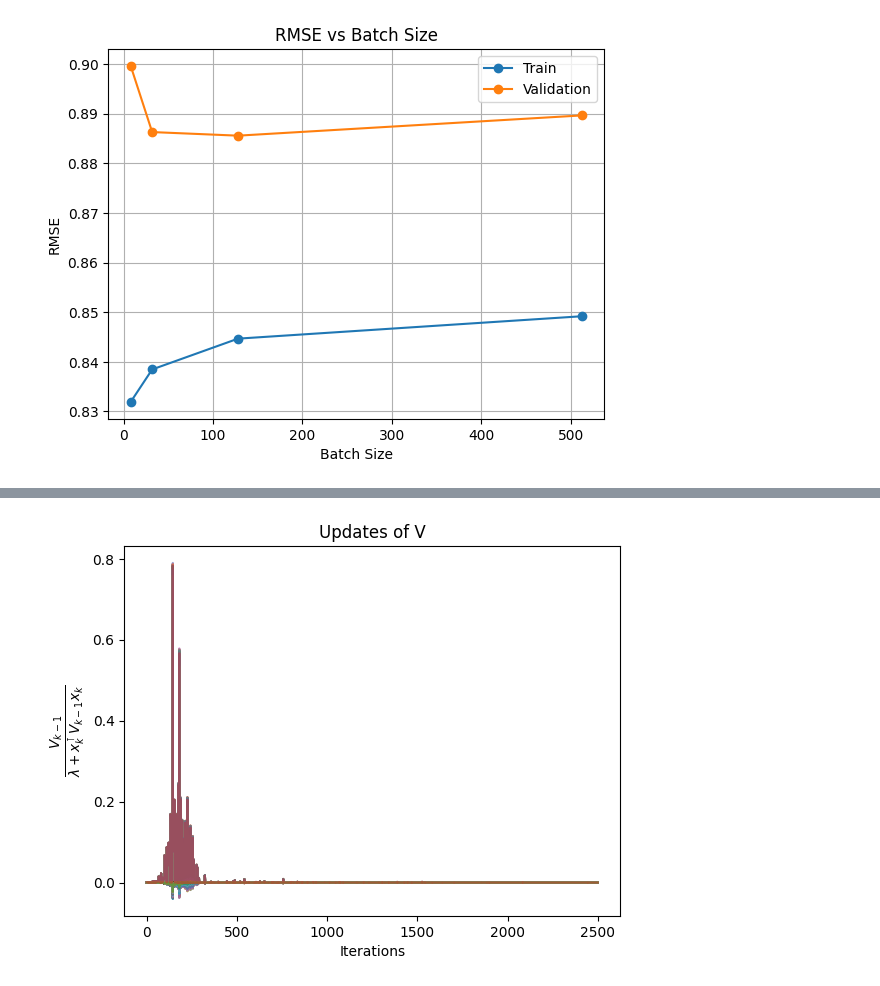
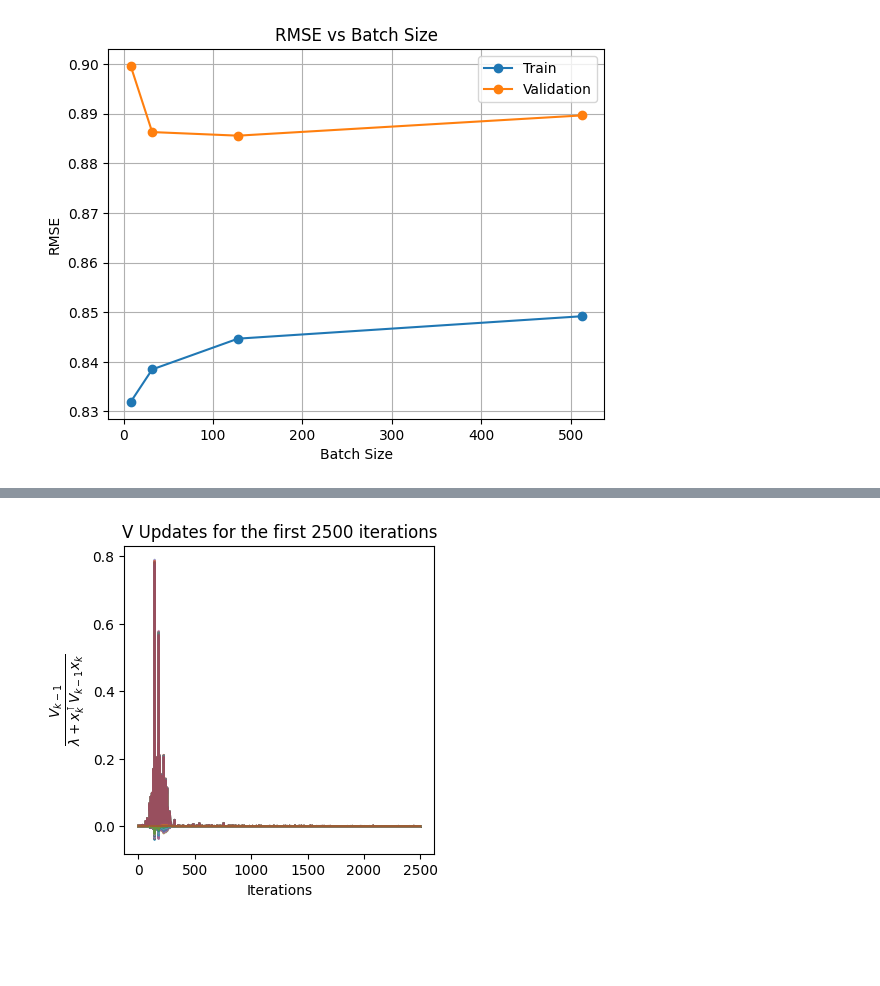
Before and after one commit to minhtuan27/master-thesis, a Jupyter notebook: Experiment/movielens25m_df.ipynb, the cells around one changed output, grey strips where cells are left out. Drawn from its saved outputs; the diff is of its cells as text; code cells hidden in the pictures; blank space fills up the shorter version.

```diff
--- a/Experiment/movielens25m_df.ipynb
+++ b/Experiment/movielens25m_df.ipynb
@@ -408,22 +401,24 @@ plt.show()
 # %%
 import pandas as pd
 import numpy as np
 import matplotlib.pyplot as plt
 import seaborn as sns
 
 # Load the V updates
 v_updates = pd.read_csv('Results/ML25M/DF/V_updates.csv', header=None)
 
 # Plot the V updates
+plt.figure(figsize=(4, 4))
+
 for i in range(len(v_updates.columns)):
     plt.plot(v_updates[i][:2500], alpha=0.5)
 
 plt.xlabel('Iterations')
 plt.ylabel('$\\frac{V_{k-1}}{\lambda + x_k^\intercal V_{k-1} x_k}$', fontsize=14)
-plt.title('Updates of V')
+plt.title('V Updates for the first 2500 iterations')
 plt.show()
 # %% [output]
-[figure, old version]
+[figure, new version]
 # %%
 import pandas as pd
 import numpy as np
```
Also changed, not shown: parts of 6 cells of this notebook, 6 other files.
